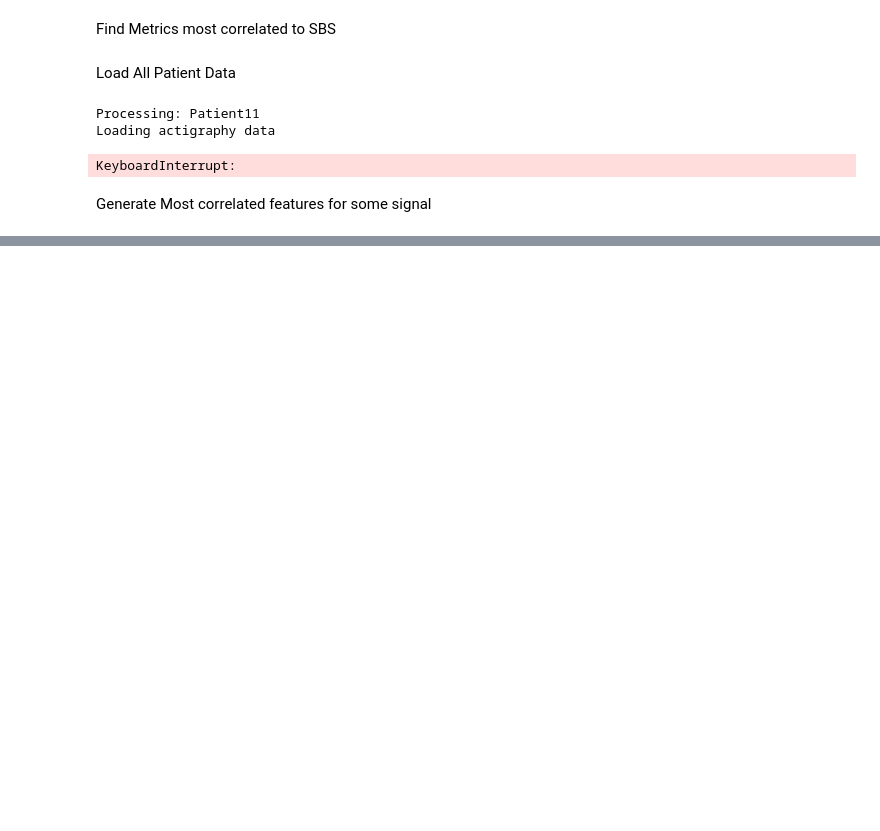
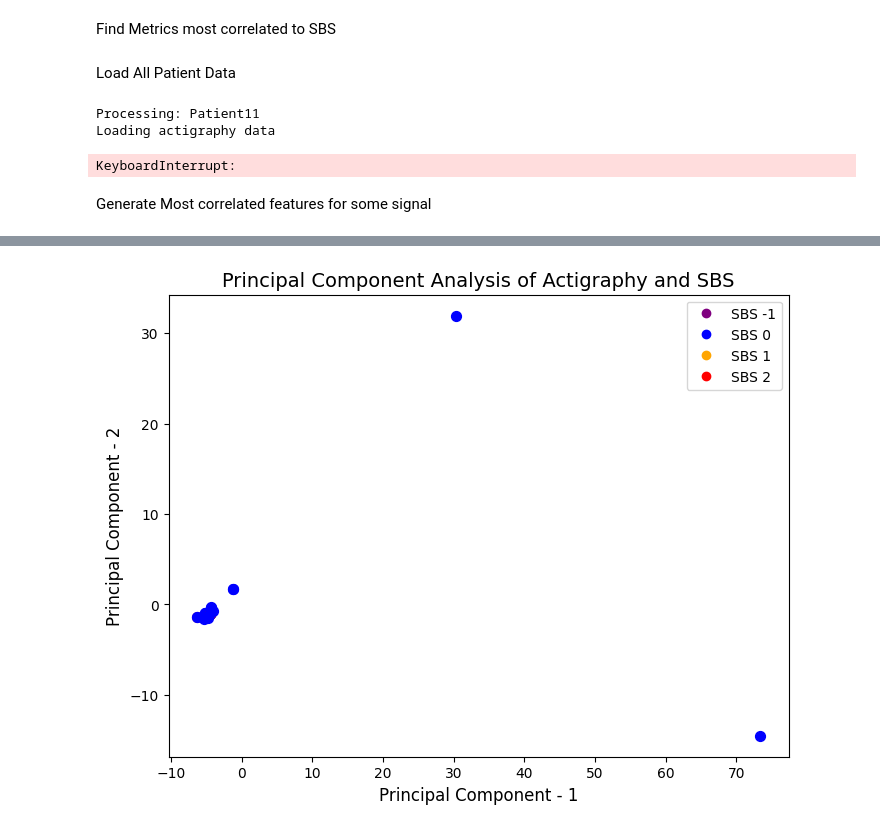
Before and after one commit to fyng/PedAccel, a Jupyter notebook: data_analysis/PythonPipeline/Visualizations/Correlate_Metrics.ipynb, the cells around one changed output, grey strips where cells are left out. Cells and saved outputs as stored; diff of their text form; code cells hidden in the pictures; blank space fills up the shorter version.

```diff
--- a/data_analysis/PythonPipeline/Visualizations/Correlate_Metrics.ipynb
+++ b/data_analysis/PythonPipeline/Visualizations/Correlate_Metrics.ipynb
@@ -166 +170,100 @@ The top N value pairs are {'0_Fundamental frequency': 0.39779427135138895, '0_MF
 ... (21 outputs left out)
+# %%
+#There is no error handling in place, the .mat file must exist
+for patient in os.listdir(data_dir):
+        # filter out non-directories
+        patient_dir = os.path.join(data_dir, patient)
+        if os.path.isdir(patient_dir):
+            data_filepath = os.path.join(patient_dir, f'{patient}_{lead_time}MIN_{slice_size_min - lead_time}MIN.mat')
+        #Can change data
+        data = loadmat(data_filepath)
+        x_mag = data["x_mag"]
+        SBS = data["sbs"]
+        #%%
+        # Generate configuration file for feature extraction
+
+        #*****************Create a new cfg file for every metric to add to PCA
+        MAD_cfg_file = tsfel.get_features_by_domain()
+        HR_cfg_file = tsfel.get_features_by_domain()
+
+        print(x_mag.shape)
+
+        #%%
+        # Extract features and restructure data
+        MAD_features_list = []
+        HR_features_list = []
+        sbs_list = []
+        for i in range(x_mag.shape[0]):
+            MAD = Actigraph_Metrics.VecMag_MAD(x_mag[i,:],100)
+
+            #***********Replace with HR, this is a test and uses 2 sets of MAD data instead of MAD and HR
+            HR = Actigraph_Metrics.VecMag_MAD(x_mag[1,:],100)
+            HR_features = tsfel.time_series_features_extractor(HR_cfg_file, HR, fs=100, verbose=0)
+            MAD_features = tsfel.time_series_features_extractor(MAD_cfg_file, MAD, fs=100, verbose=0)
+
+            MAD_features_list.append(MAD_features)
+            HR_features_list.append(HR_features)
+            sbs_list.append(SBS[0][i])
+
+        MAD_features_array = np.array(MAD_features_list).reshape(-1, 389)
+        MAD_df_features = pd.DataFrame(MAD_features_array)
+        MAD_df_features.columns = ['MAD_feature_' + str(col) for col in MAD_df_features.columns]
+
+        #********create these data frames for every new feature
+        HR_features_array = np.array(HR_features_list).reshape(-1, 389)
+        HR_df_features = pd.DataFrame(HR_features_array)
+        HR_df_features.columns = ['HR_feature_' + str(col) for col in HR_df_features.columns]
+
+        df_sbs = pd.DataFrame({'SBS': sbs_list})
+
+        #********Concatenate all features and SBS scores
+        df_features = pd.concat([MAD_df_features, HR_df_features], axis =1)
+        df = pd.concat([df_sbs, df_features], axis=1)
+        x = df_features.values
+        y = df['SBS'].values
+
+        # Normalize features
+        features = np.hstack((HR_df_features.columns ,MAD_df_features.columns))
+        #print(f'feature list: {features}')
+        x = df_features.iloc[:, 1:].values
+        x_normalized = StandardScaler().fit_transform(x)
+        print(x)
+        print(f'x mean should be 0 but is really: {np.mean((x))}')
+
+        # Perform PCA Using All Features
+        pca_actigraphy = PCA(n_components=4)
+        principalComponents_actigraphy = pca_actigraphy.fit_transform(x_normalized)
+        principal_actigraphy_Df = pd.DataFrame(data=principalComponents_actigraphy,
+                                            columns=['principal component 1', 'principal component 2', 'principal component 3', 'principal component 4'])
+
+        print('Explained variation per principal component: {}'.format(pca_actigraphy.explained_variance_ratio_))
+
+        # Plot PCA for each principal component
+        for component in range(pca_actigraphy.n_components_ - 1):
+            plt.figure(figsize=(8, 6))
+            plt.xlabel(f'Principal Component - {component+1}', fontsize=12)
+            plt.ylabel('Principal Component - {}'.format(component+2), fontsize=12)
+            plt.title("Principal Component Analysis of Actigraphy and SBS", fontsize=14)
+
+            for i in range(len(df_sbs)):
+                if df['SBS'][i] == -1:
+                    color = 'purple'
+                elif df['SBS'][i] == 0:
+                    color = 'blue'
+                elif df['SBS'][i] == 1:
+                    color = 'orange'
+                elif df['SBS'][i] == 2:
+                    color = 'red'
+                plt.scatter(principal_actigraphy_Df.loc[i, f'principal component {component+1}'],
+                            principal_actigraphy_Df.loc[i, f'principal component {component+2}'],
+                            c=color, s=50)
+
+            # Manually create a legend
+            neg1 = mlines.Line2D([], [], color='purple', marker='o', ls='', label='SBS -1')
+            zero = mlines.Line2D([], [], color='blue', marker='o', ls='', label='SBS 0')
+            one = mlines.Line2D([], [], color='orange', marker='o', ls='', label='SBS 1')
+            two = mlines.Line2D([], [], color='red', marker='o', ls='', label='SBS 2')
+            plt.legend(handles=[neg1, zero, one, two])
+
+            plt.show()
+# %% [output]
@@ -166,0 +286 @@ The top N value pairs are {'0_Fundamental frequency': 0.39779427135138895, '0_MF
+[figure, added]
```
Also changed, not shown: parts of 3 cells of this notebook, 1 other file.
